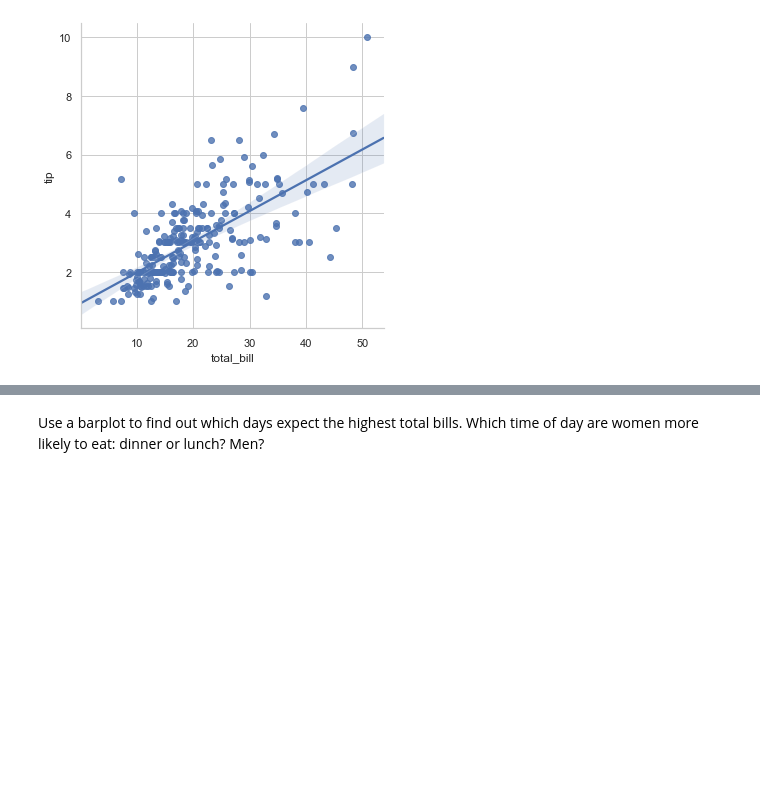
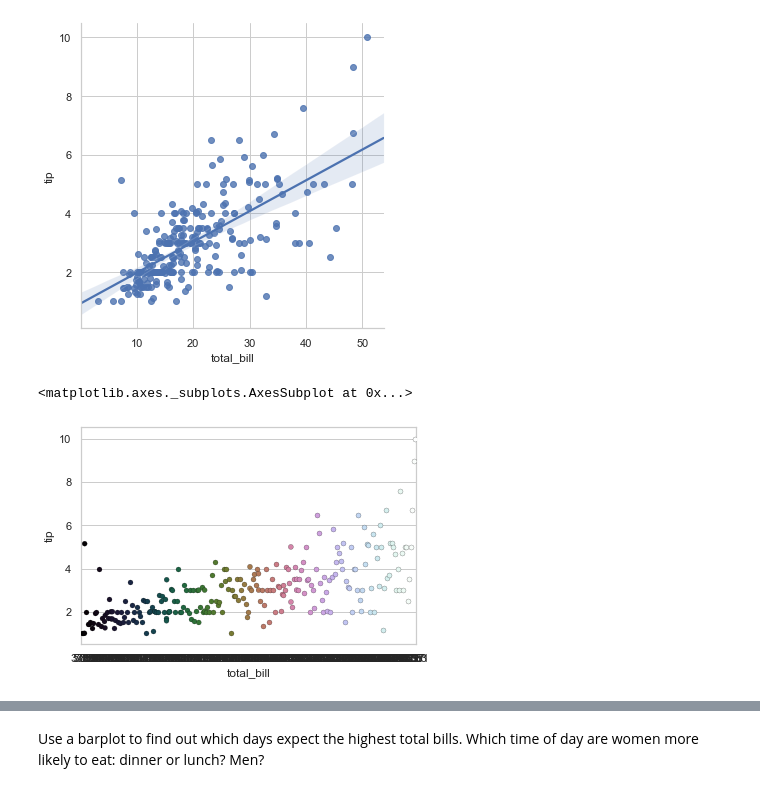
Before and after one commit to sydroth/chicago-102819, a Jupyter notebook: module_1/week_2/day_4/warmup_w2_d4.ipynb, the cells around one changed output, grey strips where cells are left out. Cells and saved outputs as stored; diff of their text form; code cells hidden in the pictures; blank space fills up the shorter version.

```diff
--- a/module_1/week_2/day_4/warmup_w2_d4.ipynb
+++ b/module_1/week_2/day_4/warmup_w2_d4.ipynb
@@ -48,4 +47,10 @@ sns.lmplot('total_bill', 'tip', palette='helix', data=tips, scatter=True)
 # %% [output]
 <seaborn.axisgrid.FacetGrid at 0x...>
 [figure]
+# %%
+sns.stripplot(x='total_bill', y='tip', data=tips, jitter=0.1, dodge=True, palette="cubehelix", edgecolor='gray', linewidth=.2)
+#plt.figure(figsize=(40,10))
+# %% [output]
+<matplotlib.axes._subplots.AxesSubplot at 0x...>
+[figure, added]
 # %%
```
Also changed, not shown: parts of 4 cells of this notebook, 2 other files.
